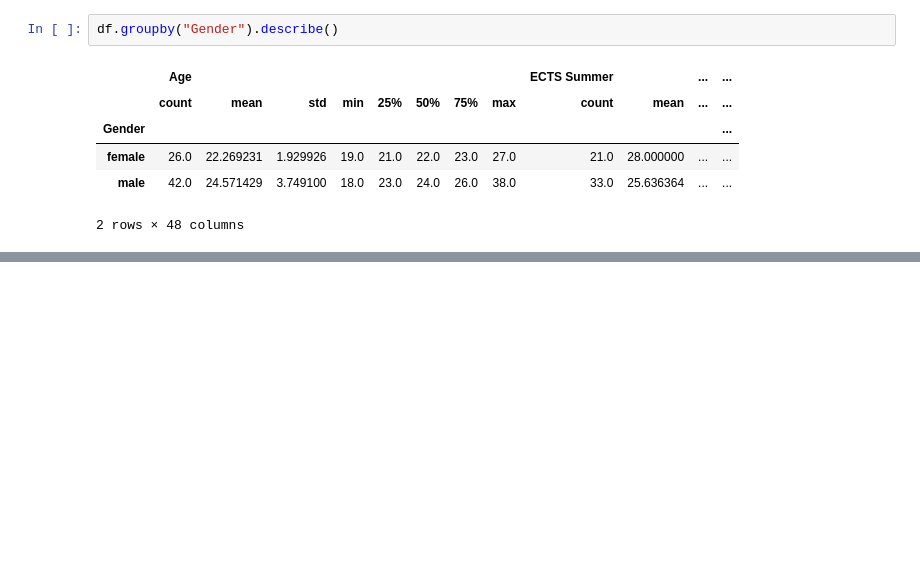
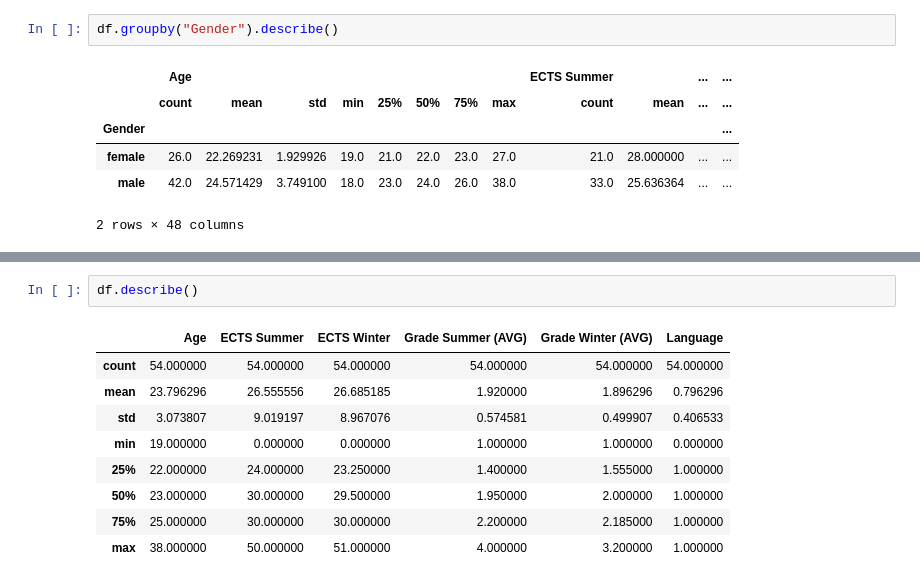
Before and after one commit to SH2282000/WAL, a Jupyter notebook: wal/main.ipynb, the cells around one changed output, grey strips where cells are left out. Cells and saved outputs as stored; diff of their text form; blank space fills up the shorter version.

```diff
--- a/wal/main.ipynb
+++ b/wal/main.ipynb
@@ -79,0 +102,12 @@ df.groupby("Gender").describe()
+# %%
+df.describe()
+# %% [output]
+|  | Age | ECTS Summer | ECTS Winter | Grade Summer (AVG) | Grade Winter (AVG) | Language |
+| count | 54.000000 | 54.000000 | 54.000000 | 54.000000 | 54.000000 | 54.000000 |
+| mean | 23.796296 | 26.555556 | 26.685185 | 1.920000 | 1.896296 | 0.796296 |
+| std | 3.073807 | 9.019197 | 8.967076 | 0.574581 | 0.499907 | 0.406533 |
+| min | 19.000000 | 0.000000 | 0.000000 | 1.000000 | 1.000000 | 0.000000 |
+| 25% | 22.000000 | 24.000000 | 23.250000 | 1.400000 | 1.555000 | 1.000000 |
+| 50% | 23.000000 | 30.000000 | 29.500000 | 1.950000 | 2.000000 | 1.000000 |
+| 75% | 25.000000 | 30.000000 | 30.000000 | 2.200000 | 2.185000 | 1.000000 |
+| max | 38.000000 | 50.000000 | 51.000000 | 4.000000 | 3.200000 | 1.000000 |
```
Also changed, not shown: parts of 3 cells of this notebook, 1 other file.
